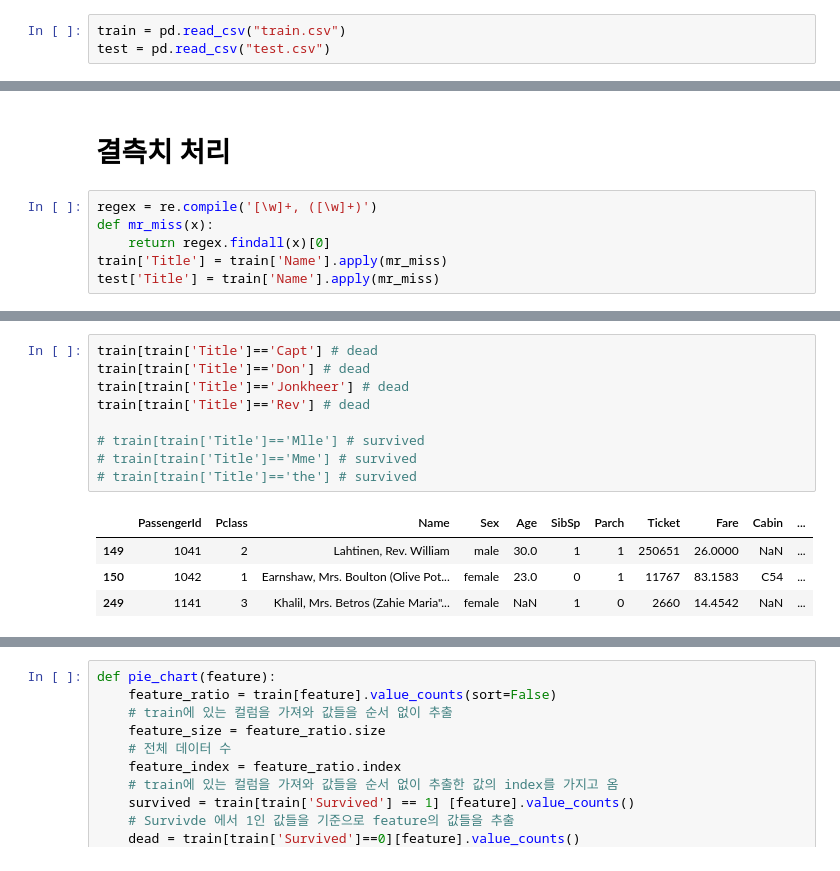
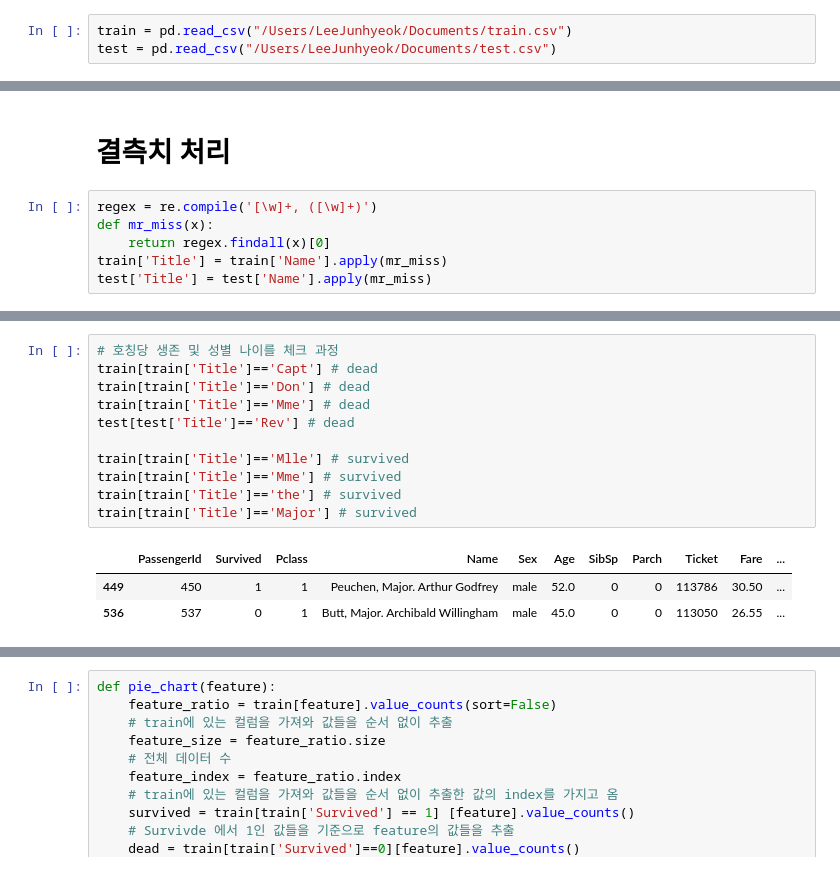
Before and after one commit to unknown-jun/First_step_of_data_analist, a Jupyter notebook: titanic.ipynb, the cells around one changed output, grey strips where cells are left out. Drawn from its saved outputs; the diff is of its cells as text.

```diff
--- a/titanic.ipynb
+++ b/titanic.ipynb
@@ -17,6 +26,6 @@ pd.set_option('display.max_columns', 1000)
 # %%
-train = pd.read_csv("train.csv")
-test = pd.read_csv("test.csv")
+train = pd.read_csv("/Users/LeeJunhyeok/Documents/train.csv")
+test = pd.read_csv("/Users/LeeJunhyeok/Documents/test.csv")
 # %%
 train.info()
 # %% [output]
@@ -98,7 +109,7 @@ regex = re.compile('[\w]+, ([\w]+)')
 def mr_miss(x):
     return regex.findall(x)[0]
 train['Title'] = train['Name'].apply(mr_miss)
-test['Title'] = train['Name'].apply(mr_miss)
+test['Title'] = test['Name'].apply(mr_miss)
 # %%
 train.head()
 # %% [output]
@@ -133,14 +169,15 @@ Name: Age, dtype: float64
 # %%
+# 호칭당 생존 및 성별 나이를 체크 과정
 train[train['Title']=='Capt'] # dead
 train[train['Title']=='Don'] # dead
-train[train['Title']=='Jonkheer'] # dead
-train[train['Title']=='Rev'] # dead
+train[train['Title']=='Mme'] # dead
+test[test['Title']=='Rev'] # dead
 
-# train[train['Title']=='Mlle'] # survived
-# train[train['Title']=='Mme'] # survived
-# train[train['Title']=='the'] # survived
+train[train['Title']=='Mlle'] # survived
+train[train['Title']=='Mme'] # survived
+train[train['Title']=='the'] # survived
+train[train['Title']=='Major'] # survived
 # %% [output]
-|  | PassengerId | Pclass | Name | Sex | Age | SibSp | Parch | Ticket | Fare | Cabin | ... |
-| 149 | 1041 | 2 | Lahtinen, Rev. William | male | 30.0 | 1 | 1 | 250651 | 26.0000 | NaN | ... |
-| 150 | 1042 | 1 | Earnshaw, Mrs. Boulton (Olive Pot... | female | 23.0 | 0 | 1 | 11767 | 83.1583 | C54 | ... |
-| 249 | 1141 | 3 | Khalil, Mrs. Betros (Zahie Maria"... | female | NaN | 1 | 0 | 2660 | 14.4542 | NaN | ... |
+|  | PassengerId | Survived | Pclass | Name | Sex | Age | SibSp | Parch | Ticket | Fare | ... |
+| 449 | 450 | 1 | 1 | Peuchen, Major. Arthur Godfrey | male | 52.0 | 0 | 0 | 113786 | 30.50 | ... |
+| 536 | 537 | 0 | 1 | Butt, Major. Archibald Willingham | male | 45.0 | 0 | 0 | 113050 | 26.55 | ... |
```
Also changed, not shown: parts of 84 cells of this notebook.
